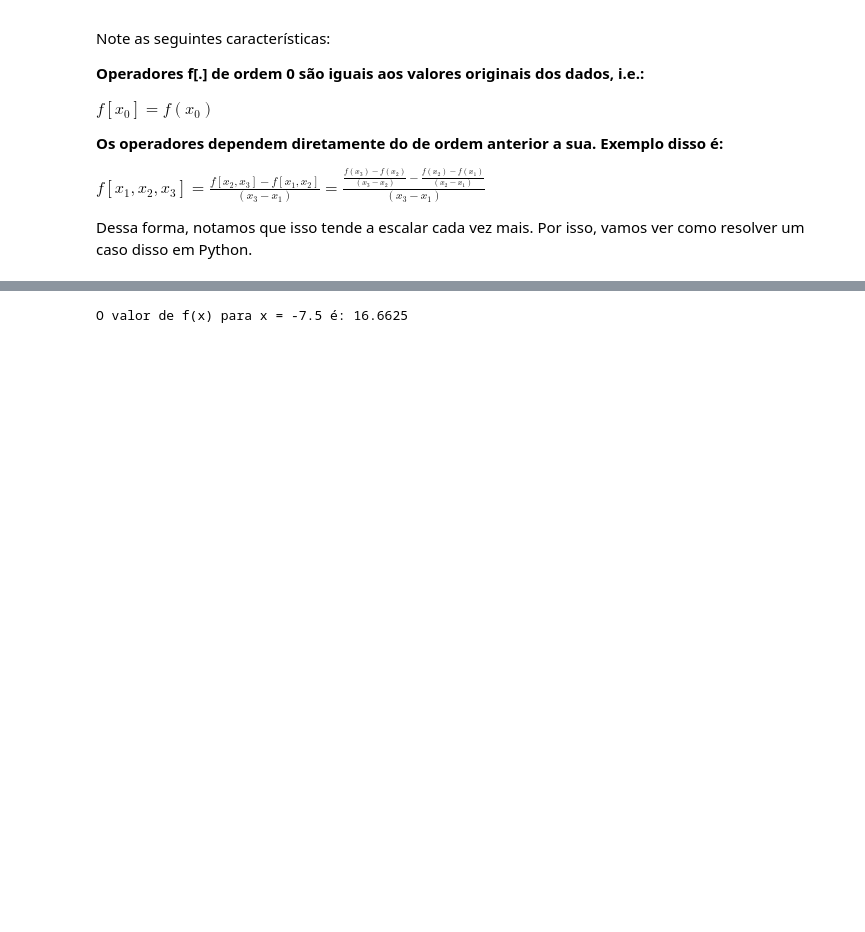
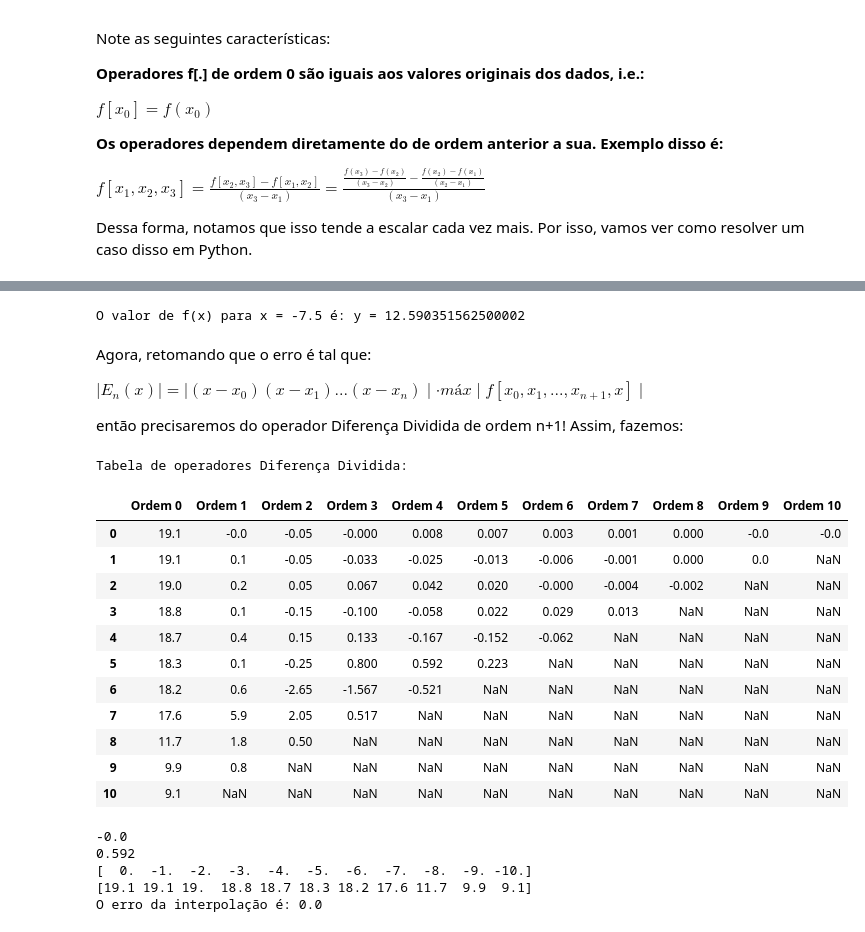
Before and after one commit to KasanjeLucas/NumericalCalculation, a Jupyter notebook: Interpolation/Newton.ipynb, the cells around one changed output, grey strips where cells are left out. Cells and saved outputs as stored; diff of their text form; code cells hidden in the pictures; blank space fills up the shorter version.

Commit message:
Add: Error calculus

```diff
--- a/Interpolation/Newton.ipynb
+++ b/Interpolation/Newton.ipynb
@@ -98,15 +110,81 @@ Coeficientes das diferenças divididas (de f[x0] até f[x0, x1, ..., xn]):
 # -=-=-=-=-=-=-=-=-=-=- Calculando o valor f(x) na curva interpoladora de um ponto x qualquer  -=-=-=-=-=-=-=-=-=-=-
 x_guess = float(input('Insira o valor de x que deseja calcular na curva interpoladora:'))
 
-n = len(coefficients) # Número de coefiencientes, para saber a ordem com a qual estamos lidando
+n_coefficients = len(coefficients) # Número de coefiencientes, para saber a ordem com a qual estamos lidando
 p = np.zeros_like(x_guess, dtype=float) # Inicializando um array unidimensional com zeros para armazenar o resultado
-for i in range(n):
+for i in range(n_coefficients):
     term = coefficients[i] # Termo inicial é o coeficiente
     # Multiplica pelos fatores (x_values - x[j]) conforme esses se acumulam!
     for j in range(i):
         term *= (x_guess - x[j])
     p += term # Adiciona o termo ao valor total do polinômio
 
-print(f'O valor de f(x) para x = {x_guess} é: {p}')
+print(f'O valor de f(x) para x = {x_guess} é: y = {p}')
 # %% [output]
-O valor de f(x) para x = -7.5 é: 16.6625
+O valor de f(x) para x = -7.5 é: y = 12.590351562500002
+# %% [markdown]
+Agora, retomando que o erro é tal que:
+
+$\mid E_{n}(x) \mid  =  \mid(x - x_{0})(x - x_{1})...(x - x_{n})\mid \cdot máx\mid f[x_{0}, x_{1}, ... , x_{n+1}, x]\mid$
+
+então precisaremos do operador Diferença Dividida de ordem n+1! Assim, fazemos:
+# %%
+# -=-=-=-=-=-=-=-=-=-=- Calculando o erro da interpolação -=-=-=-=-=-=-=-=-=-=-
+
+x_new = np.array([float(input('Digite o próximo valor de x para criar um novo operador de Diferença Dividida'))])
+y_new = np.array([float(input('Agora, digite o valor de y correspondente a essa adição: '))])
+
+x = np.append(x, x_new)
+y = np.append(y, y_new)
+
+k = n+len(x_new)
+
+ddf_matrix = [[None for i in range(k)] for i in range(k)] # Criando uma matriz k x k
+
+
+for i in range(k):
+    ddf_matrix[i][0] = y[i] # Aqui afirmamos que o operador diferença dividida f[xi] = f(xi), na coluna de Ordem 0
+
+for i in range(1, k): # Iterando sobre as colunas de Ordem 1 até Ordem n
+    for j in range(k-i): # Aqui iteramos sobre um número n-i de linhas, visto que conforme passamos de coluna, a quantidade de linhas diminui uma qtde. n em relação a coluna anterior
+        ddf_matrix[j][i] = round((ddf_matrix[j+1][i-1] - ddf_matrix[j][i-1])/(x[j+i] - x[j]), 3) # Aqui estamos montando o algoritmo da diferença dividida
+
+ddf_table = pd.DataFrame(ddf_matrix) # Guardando os resultados da matriz em um DataFrame Pandas
+col_names = {i: f'Ordem {i}' for i in range(k)} # Iterando sobre os nomes das colunas do DataFrame
+ddf_table.rename(columns=col_names, inplace=True) # Formatando o nome das colunas do DataFrame
+
+print('\n')
+print('Tabela de operadores Diferença Dividida: ')
+display(ddf_table) # Imprimindo em formato de display o DataFrame correspondente
+print('\n')
+
+wished_column = int(input('Digite o número da Ordem n+1 desejada para estimar o erro de um polinômio de grau n: '))
+
+max_diff = np.max(np.abs(ddf_table.iloc[:, wished_column]))  # Máxima diferença dividida de ordem n+1 desejada
+error = max_diff  # Inicializa o erro com a máxima diferença dividida
+
+error *= np.abs(term)  # Calcula o erro total multiplicando pela diferença dividida máxima
+print(term)
+print(max_diff)
+print(x)
+print(y)
+print(f'O erro da interpolação é: {error}')
+# %% [output]
+Tabela de operadores Diferença Dividida:
+|  | Ordem 0 | Ordem 1 | Ordem 2 | Ordem 3 | Ordem 4 | Ordem 5 | Ordem 6 | Ordem 7 | Ordem 8 | Ordem 9 | Ordem 10 |
+| 0 | 19.1 | -0.0 | -0.05 | -0.000 | 0.008 | 0.007 | 0.003 | 0.001 | 0.000 | -0.0 | -0.0 |
+| 1 | 19.1 | 0.1 | -0.05 | -0.033 | -0.025 | -0.013 | -0.006 | -0.001 | 0.000 | 0.0 | NaN |
+| 2 | 19.0 | 0.2 | 0.05 | 0.067 | 0.042 | 0.020 | -0.000 | -0.004 | -0.002 | NaN | NaN |
+| 3 | 18.8 | 0.1 | -0.15 | -0.100 | -0.058 | 0.022 | 0.029 | 0.013 | NaN | NaN | NaN |
+| 4 | 18.7 | 0.4 | 0.15 | 0.133 | -0.167 | -0.152 | -0.062 | NaN | NaN | NaN | NaN |
+| 5 | 18.3 | 0.1 | -0.25 | 0.800 | 0.592 | 0.223 | NaN | NaN | NaN | NaN | NaN |
+| 6 | 18.2 | 0.6 | -2.65 | -1.567 | -0.521 | NaN | NaN | NaN | NaN | NaN | NaN |
+| 7 | 17.6 | 5.9 | 2.05 | 0.517 | NaN | NaN | NaN | NaN | NaN | NaN | NaN |
+| 8 | 11.7 | 1.8 | 0.50 | NaN | NaN | NaN | NaN | NaN | NaN | NaN | NaN |
+| 9 | 9.9 | 0.8 | NaN | NaN | NaN | NaN | NaN | NaN | NaN | NaN | NaN |
+| 10 | 9.1 | NaN | NaN | NaN | NaN | NaN | NaN | NaN | NaN | NaN | NaN |
+-0.0
+0.592
+[  0.  -1.  -2.  -3.  -4.  -5.  -6.  -7.  -8.  -9. -10.]
+[19.1 19.1 19.  18.8 18.7 18.3 18.2 17.6 11.7  9.9  9.1]
+O erro da interpolação é: 0.0
```
Also changed, not shown: parts of 2 cells of this notebook.
